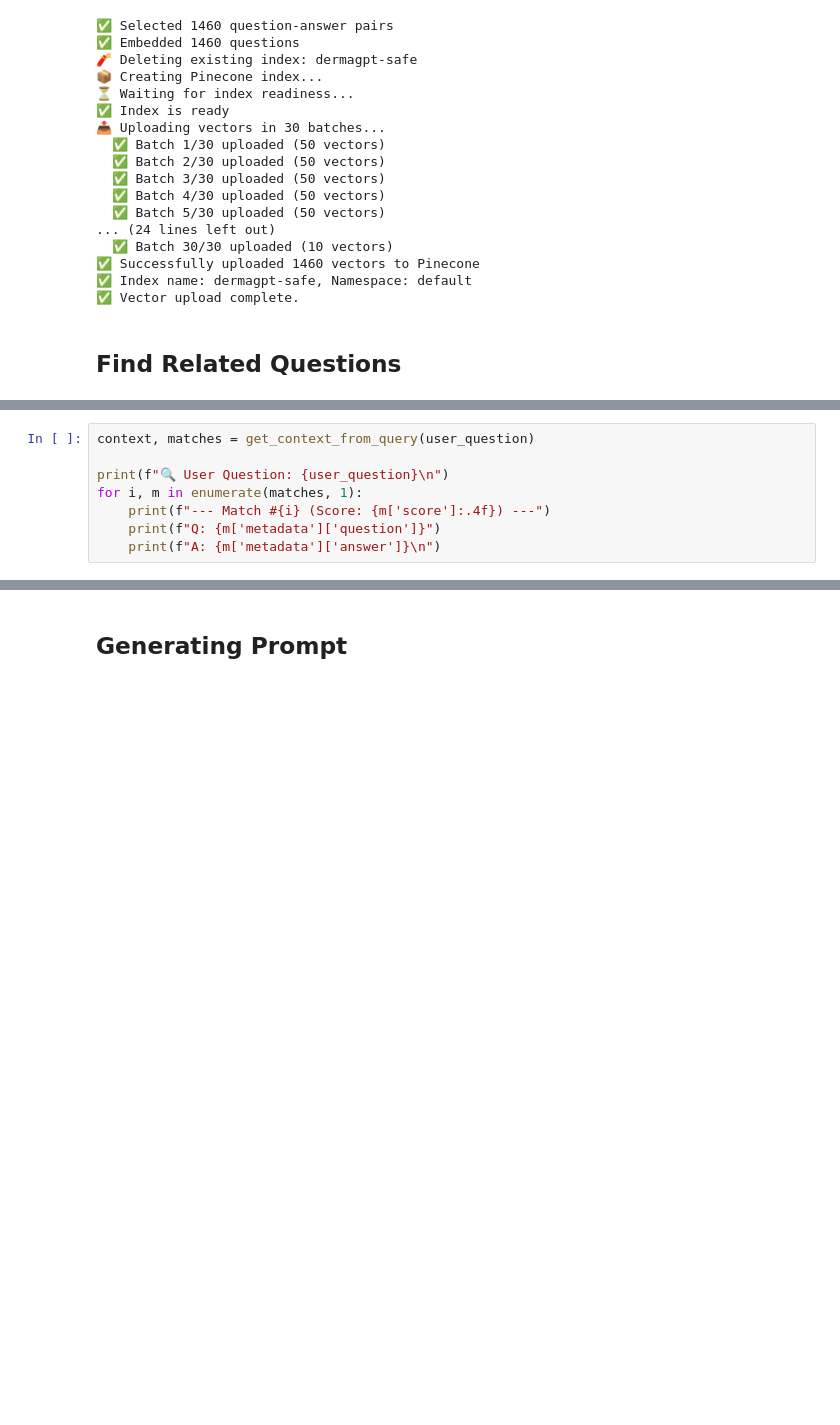
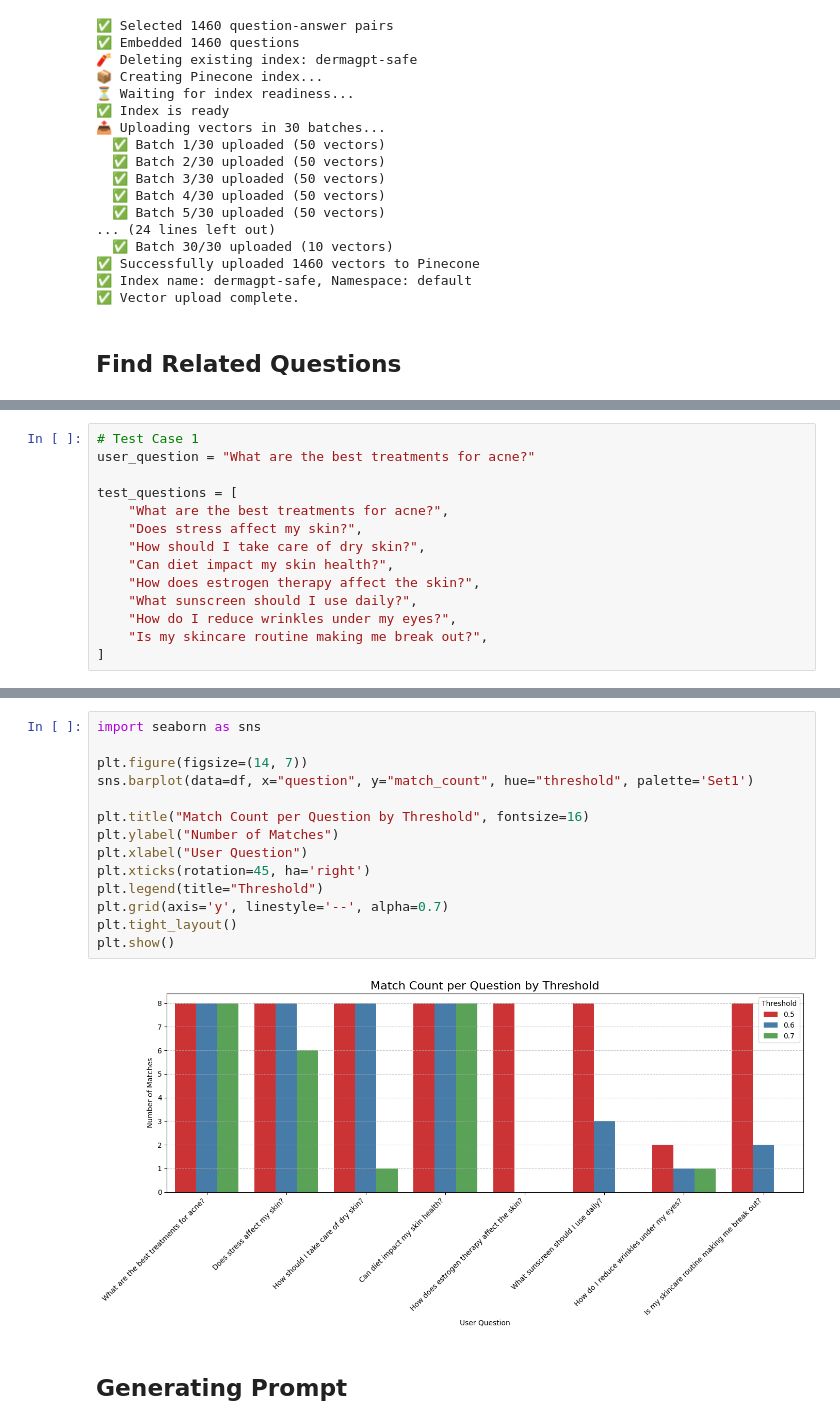
Before and after one commit to merttcetn/DermaGPT, a Jupyter notebook: notebooks/derma_pipeline.ipynb, the cells around one changed output, grey strips where cells are left out. Drawn from its saved outputs; the diff is of its cells as text; blank space fills up the shorter version.

Commit message:
updated threshold

```diff
--- a/notebooks/derma_pipeline.ipynb
+++ b/notebooks/derma_pipeline.ipynb
@@ -532,8 +505,0 @@ def get_context_from_query(user_question: str, top_k: int = 3):
-# %%
-context, matches = get_context_from_query(user_question)
-
-print(f"🔍 User Question: {user_question}\n")
-for i, m in enumerate(matches, 1):
-    print(f"--- Match #{i} (Score: {m['score']:.4f}) ---")
-    print(f"Q: {m['metadata']['question']}")
-    print(f"A: {m['metadata']['answer']}\n")
@@ -557,0 +506,14 @@ A: Acne treatments aim to reduce oil production, speed up skin cell turnover, fi
+# %%
+# Test Case 1
+user_question = "What are the best treatments for acne?"
+
+test_questions = [
+    "What are the best treatments for acne?",
+    "Does stress affect my skin?",
+    "How should I take care of dry skin?",
+    "Can diet impact my skin health?",
+    "How does estrogen therapy affect the skin?",
+    "What sunscreen should I use daily?",
+    "How do I reduce wrinkles under my eyes?",
+    "Is my skincare routine making me break out?",
+]
@@ -558,3 +575,19 @@ A: Acne treatments aim to reduce oil production, speed up skin cell turnover, fi
+# %%
+import seaborn as sns
+
+plt.figure(figsize=(14, 7))
+sns.barplot(data=df, x="question", y="match_count", hue="threshold", palette='Set1')
+
+plt.title("Match Count per Question by Threshold", fontsize=16)
+plt.ylabel("Number of Matches")
+plt.xlabel("User Question")
+plt.xticks(rotation=45, ha='right')
+plt.legend(title="Threshold")
+plt.grid(axis='y', linestyle='--', alpha=0.7)
+plt.tight_layout()
+plt.show()
+# %% [output]
+[figure, added]
 # %% [markdown]
 ## **Generating Prompt**
 # %%
```
Also changed, not shown: parts of 7 cells of this notebook, 1 other file.
